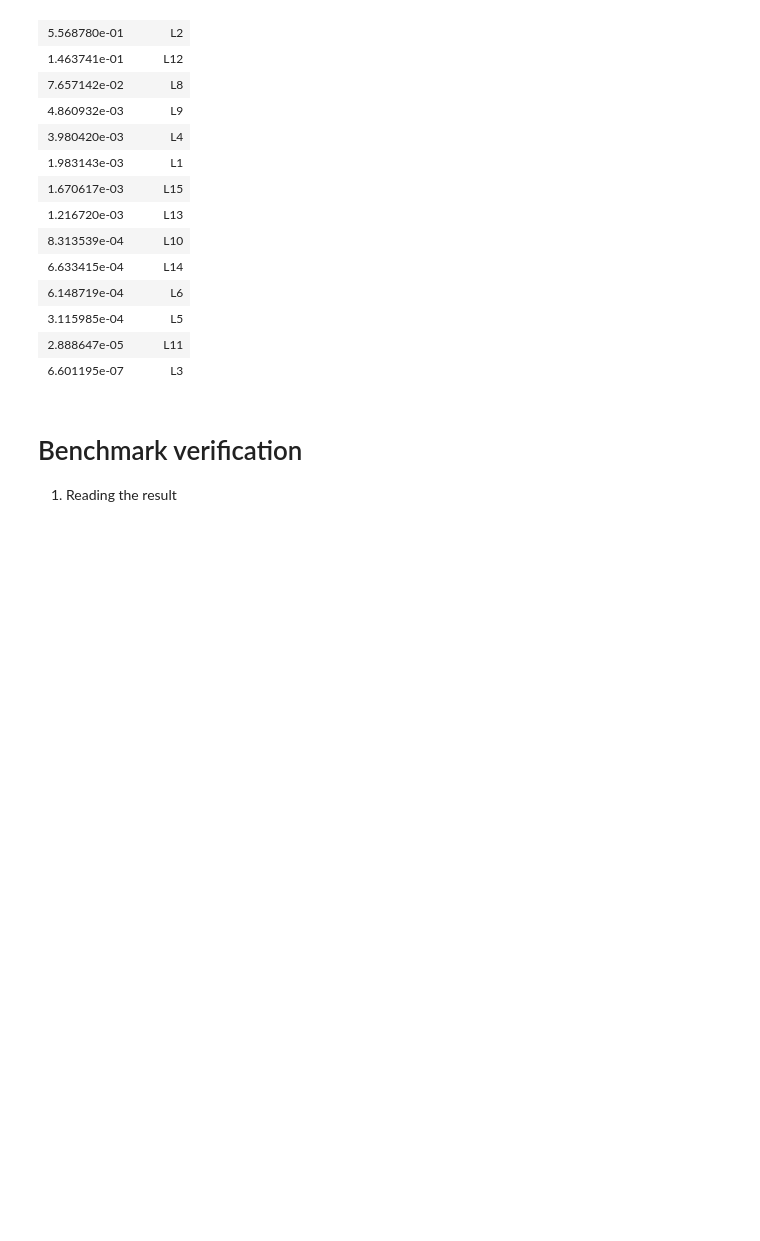
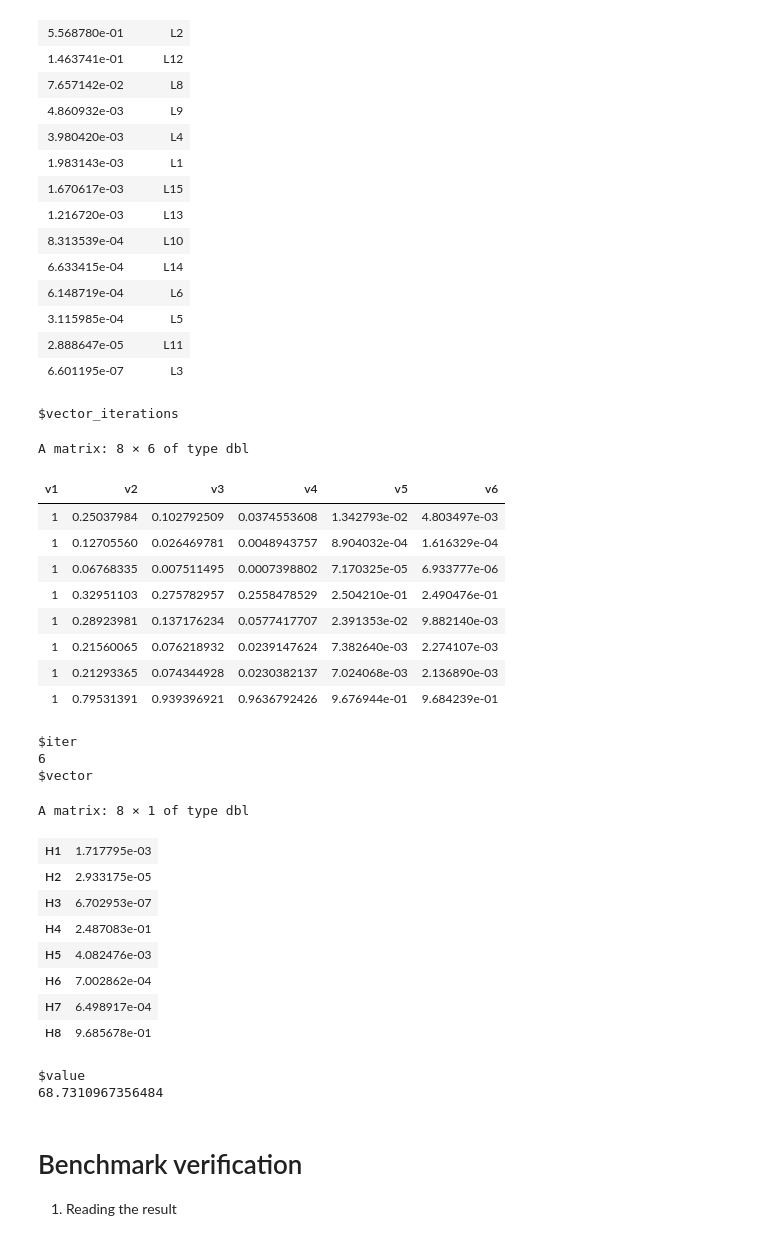
Before and after one commit to ludwigHoon/BPTNW, a Jupyter notebook: Bipartite Network Modelling for Measles Hotspot Detection.ipynb, the cells around one changed output. Drawn from its saved outputs; the diff is of its cells as text; code cells hidden in the pictures; blank space fills up the shorter version.

```diff
--- a/Bipartite Network Modelling for Measles Hotspot Detection.ipynb
+++ b/Bipartite Network Modelling for Measles Hotspot Detection.ipynb
@@ -864,6 +844,34 @@ A data.frame: 16 × 2
 | 3.115985e-04 | L5 |
 | 2.888647e-05 | L11 |
 | 6.601195e-07 | L3 |
+# %%
+ih
+# %% [output]
+$vector_iterations
+A matrix: 8 × 6 of type dbl
+| v1 | v2 | v3 | v4 | v5 | v6 |
+| 1 | 0.25037984 | 0.102792509 | 0.0374553608 | 1.342793e-02 | 4.803497e-03 |
+| 1 | 0.12705560 | 0.026469781 | 0.0048943757 | 8.904032e-04 | 1.616329e-04 |
+| 1 | 0.06768335 | 0.007511495 | 0.0007398802 | 7.170325e-05 | 6.933777e-06 |
+| 1 | 0.32951103 | 0.275782957 | 0.2558478529 | 2.504210e-01 | 2.490476e-01 |
+| 1 | 0.28923981 | 0.137176234 | 0.0577417707 | 2.391353e-02 | 9.882140e-03 |
+| 1 | 0.21560065 | 0.076218932 | 0.0239147624 | 7.382640e-03 | 2.274107e-03 |
+| 1 | 0.21293365 | 0.074344928 | 0.0230382137 | 7.024068e-03 | 2.136890e-03 |
+| 1 | 0.79531391 | 0.939396921 | 0.9636792426 | 9.676944e-01 | 9.684239e-01 |
+$iter
+6
+$vector
+A matrix: 8 × 1 of type dbl
+| H1 | 1.717795e-03 |
+| H2 | 2.933175e-05 |
+| H3 | 6.702953e-07 |
+| H4 | 2.487083e-01 |
+| H5 | 4.082476e-03 |
+| H6 | 7.002862e-04 |
+| H7 | 6.498917e-04 |
+| H8 | 9.685678e-01 |
+$value
+68.7310967356484
 # %% [markdown]
 # Benchmark verification
 1. Reading the result
```
Also changed, not shown: parts of 43 cells of this notebook, 37 other files.
